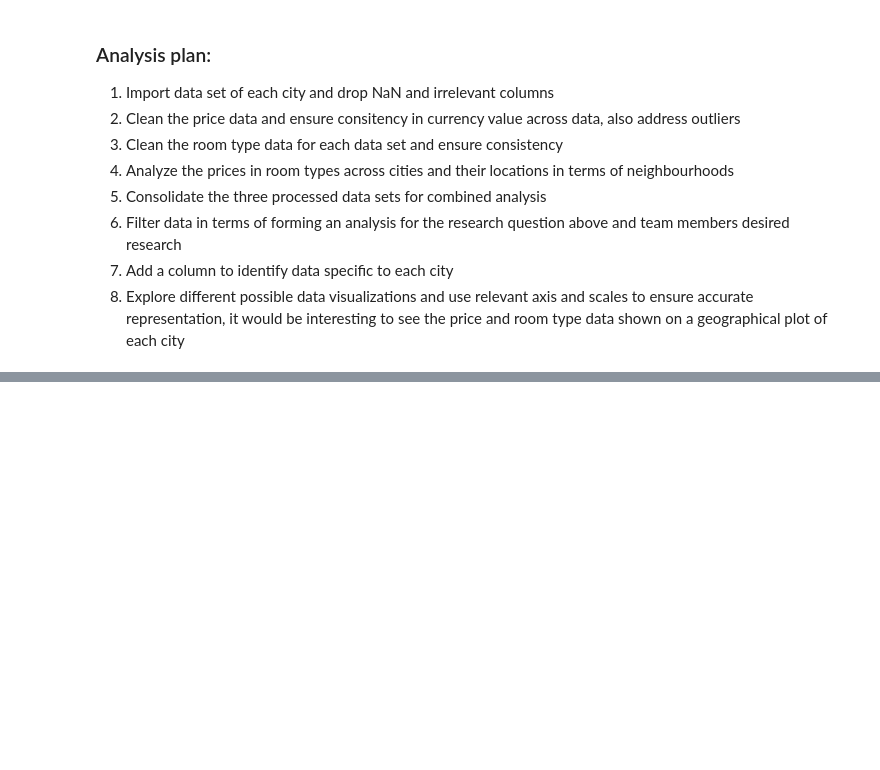
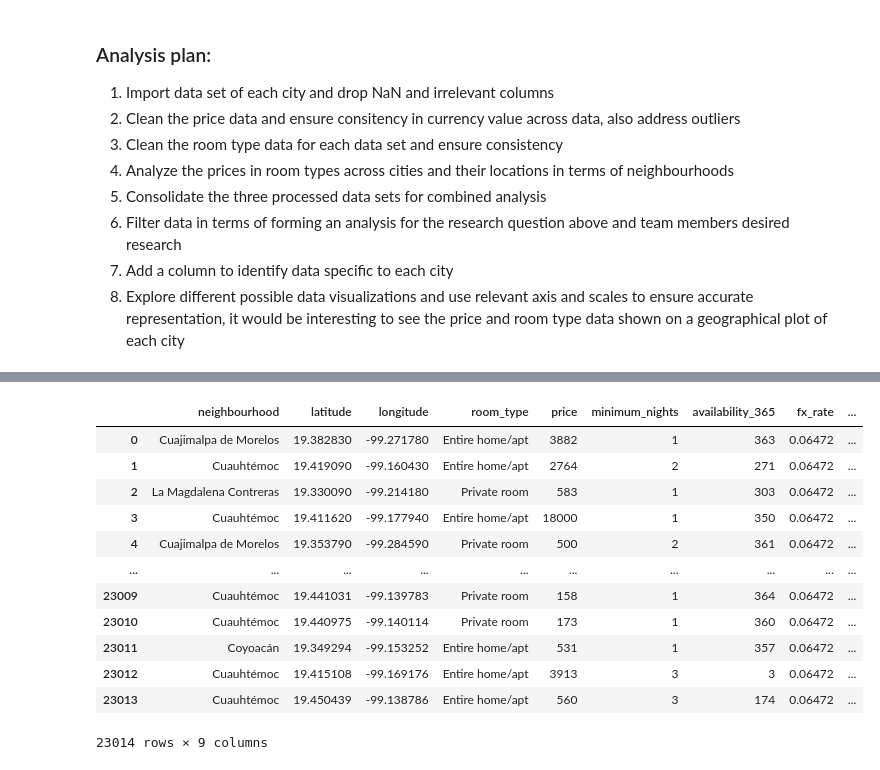
Before and after one commit to ubco-W2022T2-data301/project-group-group21, a Jupyter notebook: analysis/analysis2.ipynb, the cells around one changed output, grey strips where cells are left out. Cells and saved outputs as stored; diff of their text form; code cells hidden in the pictures; blank space fills up the shorter version.

```diff
--- a/analysis/analysis2.ipynb
+++ b/analysis/analysis2.ipynb
@@ -175,0 +201,4 @@ This graph could be used along with the count of listings per room type to see w
+# %%
+#Load data
+df = pd.read_csv('../data/raw/Mexico_listings.csv')
+df
@@ -175,0 +219,4 @@ This graph could be used along with the count of listings per room type to see w
+# %%
+#clean the data by dropping unneccessary columns
+clean_data = df.drop(columns = ["id", "name", "host_id", "host_name", "neighbourhood_group","number_of_reviews","last_review", "reviews_per_month","calculated_host_listings_count","number_of_reviews_ltm","license"])
+clean_data
@@ -175,0 +287,19 @@ This graph could be used along with the count of listings per room type to see w
+# %%
+#add an exchange rate column PES:CAD
+
+clean_data['fx_rate'] = 0.06472
+clean_data
+# %% [output]
+|  | neighbourhood | latitude | longitude | room_type | price | minimum_nights | availability_365 | fx_rate | ... |
+| 0 | Cuajimalpa de Morelos | 19.382830 | -99.271780 | Entire home/apt | 3882 | 1 | 363 | 0.06472 | ... |
+| 1 | Cuauhtémoc | 19.419090 | -99.160430 | Entire home/apt | 2764 | 2 | 271 | 0.06472 | ... |
+| 2 | La Magdalena Contreras | 19.330090 | -99.214180 | Private room | 583 | 1 | 303 | 0.06472 | ... |
+| 3 | Cuauhtémoc | 19.411620 | -99.177940 | Entire home/apt | 18000 | 1 | 350 | 0.06472 | ... |
+| 4 | Cuajimalpa de Morelos | 19.353790 | -99.284590 | Private room | 500 | 2 | 361 | 0.06472 | ... |
+| ... | ... | ... | ... | ... | ... | ... | ... | ... | ... |
+| 23009 | Cuauhtémoc | 19.441031 | -99.139783 | Private room | 158 | 1 | 364 | 0.06472 | ... |
+| 23010 | Cuauhtémoc | 19.440975 | -99.140114 | Private room | 173 | 1 | 360 | 0.06472 | ... |
+| 23011 | Coyoacán | 19.349294 | -99.153252 | Entire home/apt | 531 | 1 | 357 | 0.06472 | ... |
+| 23012 | Cuauhtémoc | 19.415108 | -99.169176 | Entire home/apt | 3913 | 3 | 3 | 0.06472 | ... |
+| 23013 | Cuauhtémoc | 19.450439 | -99.138786 | Entire home/apt | 560 | 3 | 174 | 0.06472 | ... |
+23014 rows × 9 columns
```
Also changed, not shown: parts of 9 cells of this notebook.
